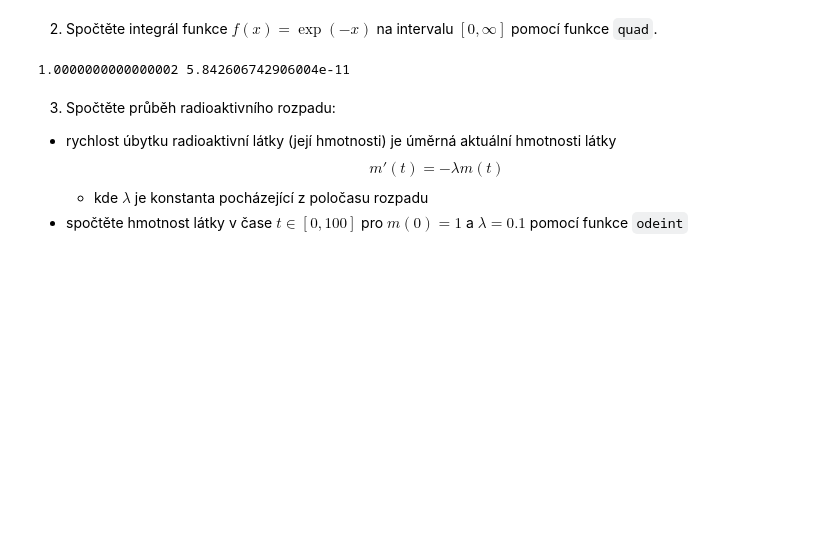
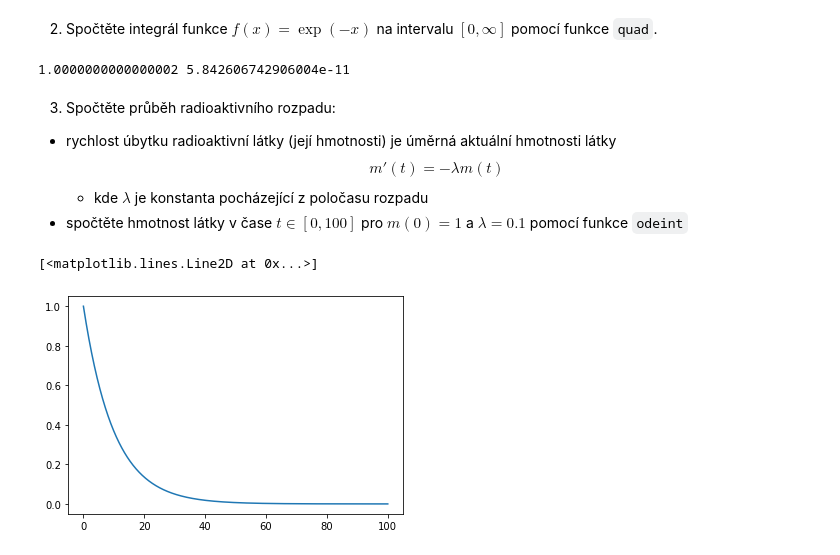
Before and after one commit to OndrejKucera77/vvp-DU, a Jupyter notebook: úkoly/08_ukoly.ipynb, the cells around one changed output. Cells and saved outputs as stored; diff of their text form; code cells hidden in the pictures; blank space fills up the shorter version.

Commit message:
Úkoly 8 - radioaktivní rozpad

```diff
--- a/úkoly/08_ukoly.ipynb
+++ b/úkoly/08_ukoly.ipynb
@@ -238,3 +240,17 @@ print(val, err)
 - rychlost úbytku radioaktivní látky (její hmotnosti) je úměrná aktuální hmotnosti látky $$m'(t) = -\lambda m(t)$$
     - kde $\lambda$ je konstanta pocházející z poločasu rozpadu
 - spočtěte hmotnost látky v čase $t \in [0, 100]$ pro $m(0) = 1$ a $\lambda = 0.1$ pomocí funkce `odeint`
+# %%
+lamBda = 0.1
+
+def rozpad(x, t):
+    xd = -lamBda * x
+    return xd
+m_0 = 1
+
+t = np.linspace(0, 100, 1000)
+spi.odeint(rozpad, m_0, t)
+plt.plot(t, m_0 * np.exp(-lamBda * t))
+# %% [output]
+[<matplotlib.lines.Line2D at 0x...>]
+[figure, added]
```
Also changed, not shown: parts of 1 cell of this notebook.
